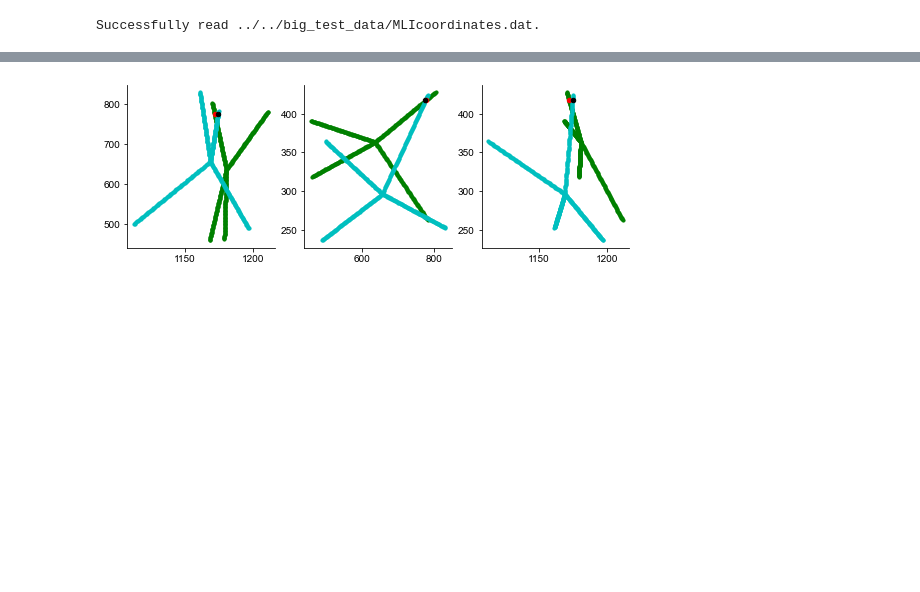
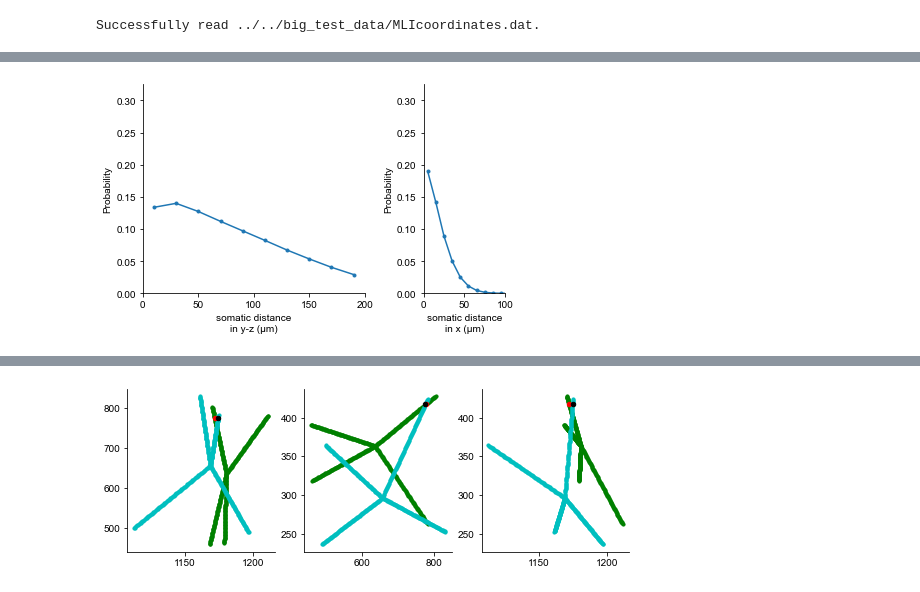
Before and after one commit to CNS-OIST/pycabnn, a Jupyter notebook: notebooks/MLI_3D_con.ipynb, the cells around one changed output, grey strips where cells are left out. Saved outputs shown, nothing was run; the diff lists cells and outputs as text; code cells hidden in the pictures; blank space fills up the shorter version.

```diff
--- a/notebooks/MLI_3D_con.ipynb
+++ b/notebooks/MLI_3D_con.ipynb
@@ -70,0 +82,5 @@ gap_cons = pd.DataFrame(gap_cons)
+# %%
+gap_cons['src_cell'] = mlipop.dends.idx[gap_cons.src_idx]
+gap_cons['tgt_cell'] = mlipop.dends.idx[gap_cons.tgt_idx]
+gap_cons = gap_cons[gap_cons.src_cell!=gap_cons.tgt_cell]
+gap_cons
@@ -89,0 +145,14 @@ dist_x = np.abs(z1 - z2)
+# %%
+f1 = lambda xc: 1# /(1+np.exp((xc-115)/10))*1/(1+np.exp((-xc+15)/10))
+f2 = lambda xc: 1# /(1+np.exp((xc-25)/5))
+gap_cons['p_retain'] = f1(gap_cons.dist_yz)*f2(gap_cons.dist_x)
+
+r = np.random.rand(gap_cons.shape[0])
+z = (gap_cons.p_retain>=r)
+gap_cons_final = gap_cons[z]
+
+idx = gap_cons_final.loc[:,['src_cell', 'tgt_cell']].drop_duplicates().index
+print(gap_cons_final.shape[0])
+gap_cons_final = gap_cons_final.loc[idx,:]
+print(gap_cons_final.shape[0])
+gap_cons_final
@@ -90 +180,55 @@ dist_x = np.abs(z1 - z2)
+# %%
+df_plot_yz = pd.DataFrame()
+df_plot_x = pd.DataFrame()
+
+nc, x = np.histogram(gap_cons_final.dist_yz, np.arange(0, 220, 20))
+dA = (x[1:]**2-x[:-1]**2)*np.pi
+
+n = nc/(1e-4*1e2*dA)/mlipop.som.shape[0]
+# n0, x0 = np.histogram(dist0, np.arange(201))
+xc = (x[:-1]+x[1:])/2
+
+df_plot_yz['d'] = xc
+df_plot_yz['nc_gap'] = nc
+df_plot_yz['n_gap'] = n
+
+
+fig = plt.figure(figsize=(4*1.5,2.5*1.5))
+gs = fig.add_gridspec(1, 3)
+ax = fig.add_subplot(gs[0, 0:2])
+
+ax.plot(xc, n, '.-', label='raw')
+# ax.plot(xc, n*1/(1+np.exp((xc-115)/5))*1/(1+np.exp((-xc+4)/10)), '.-', label='corrected')
+
+# ax.plot(xc, n*np.exp(-xc/48), '.-', label='corrected')
+# ax.plot(x0[:-1], n0)
+ax.set(
+    xlim=[0, 200], ylim=[0, 0.65/2],
+    xlabel='somatic distance\nin y-z (μm)',
+    ylabel='Probability'
+)
+# ax.legend()
+
+nc, x = np.histogram(gap_cons_final.dist_x, np.arange(0, 111, 10))
+n = nc/(2e2*mlipop.som.shape[0])
+xc = (x[:-1]+x[1:])/2
+
+df_plot_x['d'] = xc
+df_plot_x['nc_gap'] = nc
+df_plot_x['n_gap'] = n
+
+ax = fig.add_subplot(gs[0, 2])
+ax.plot(xc, n, '.-', label='raw')
+# ax.plot(xc, n*1/(1+np.exp((xc-25)/5)), '.-', label='corrected')
+ax.set(
+    xlim=[0, 100], ylim=[0,0.65/2],
+    xlabel='somatic distance\nin x (μm)',
+    ylabel='Probability'
+)
+# ax.legend()
+
+plt.tight_layout()
+# plt.savefig('ngap_vs_dist.png', dpi=60)
+# %% [output]
+[figure, added]
 # %%
```
Also changed, not shown: parts of 48 cells of this notebook, 8 other files.
